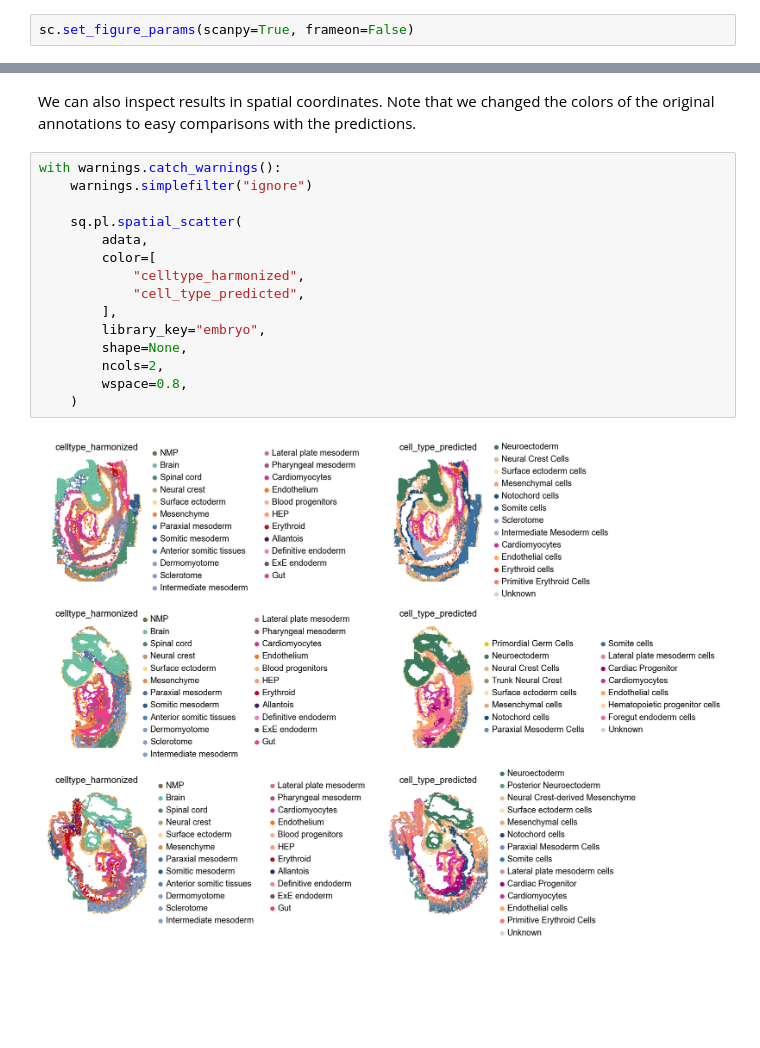
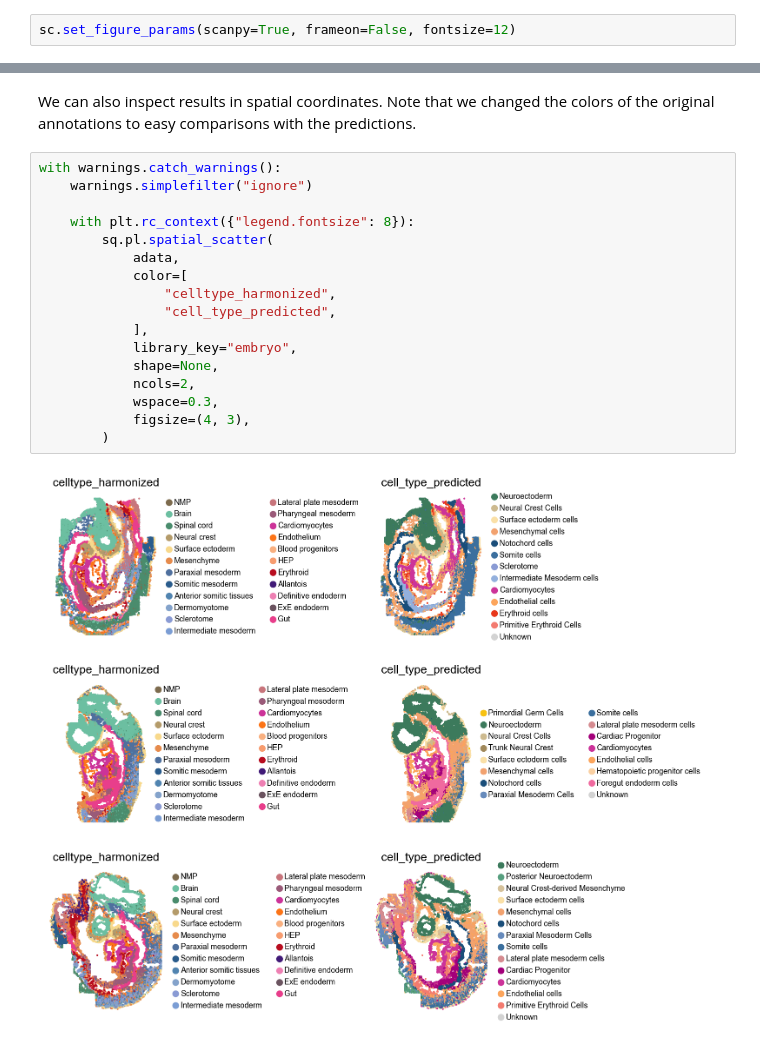
Before and after one commit to quadbio/cell-annotator, a Jupyter notebook: docs/notebooks/tutorials/300_spatial_organogenesis.ipynb, the cells around one changed output, grey strips where cells are left out. Drawn from its saved outputs; the diff is of its cells as text; blank space fills up the shorter version.

```diff
--- a/docs/notebooks/tutorials/300_spatial_organogenesis.ipynb
+++ b/docs/notebooks/tutorials/300_spatial_organogenesis.ipynb
@@ -20,7 +20,7 @@ import warnings
 from cell_annotator import CellAnnotator
 from cell_annotator.utils import _shuffle_cluster_key_categories_within_sample
 # %%
-sc.set_figure_params(scanpy=True, frameon=False)
+sc.set_figure_params(scanpy=True, frameon=False, fontsize=12)
 # %% [markdown]
 Load spatial data of mouse organogenesis at embryonic day (E) 8.5 {cite:p}`lohoff2022integration`.
 # %%
@@ -170,17 +172,19 @@ We can also inspect results in spatial coordinates. Note that we changed the col
 # %%
 with warnings.catch_warnings():
     warnings.simplefilter("ignore")
 
-    sq.pl.spatial_scatter(
-        adata,
-        color=[
-            "celltype_harmonized",
-            "cell_type_predicted",
-        ],
-        library_key="embryo",
-        shape=None,
-        ncols=2,
-        wspace=0.8,
-    )
+    with plt.rc_context({"legend.fontsize": 8}):
+        sq.pl.spatial_scatter(
+            adata,
+            color=[
+                "celltype_harmonized",
+                "cell_type_predicted",
+            ],
+            library_key="embryo",
+            shape=None,
+            ncols=2,
+            wspace=0.3,
+            figsize=(4, 3),
+        )
 # %% [output]
-[figure, old version]
+[figure, new version]
```
Also changed, not shown: parts of 1 cell of this notebook.
